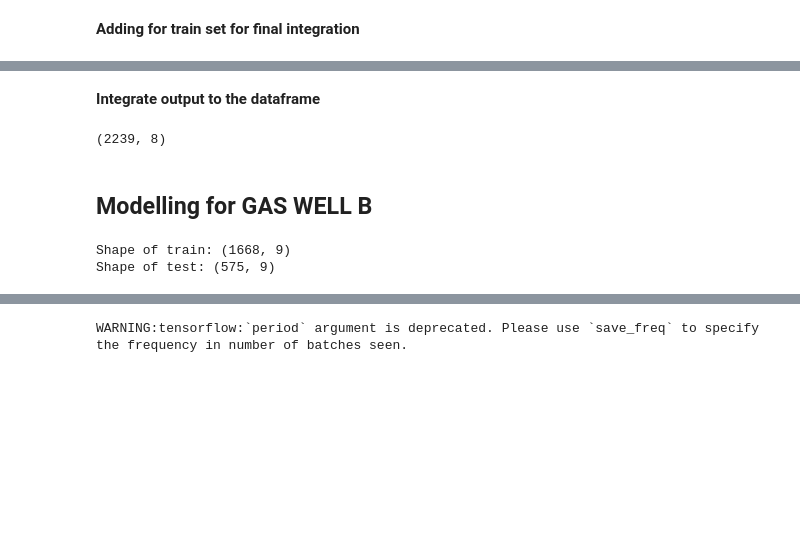
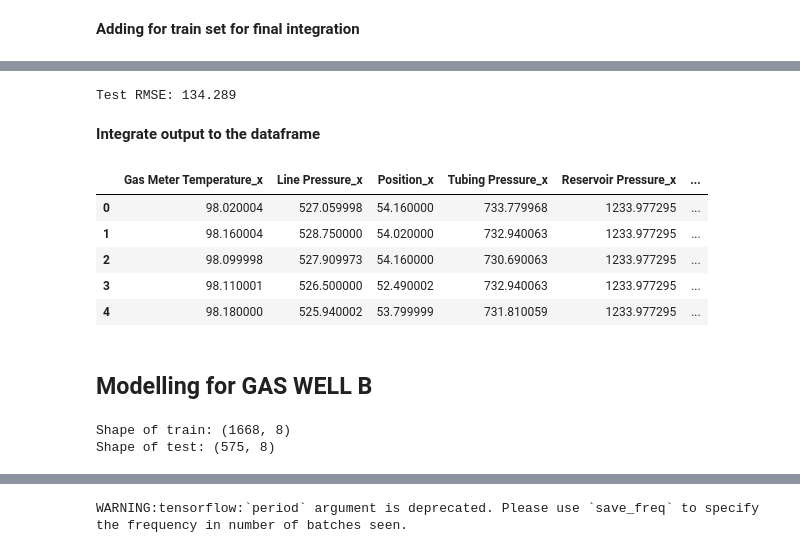
Before and after one commit to MonuSingh16/assessment-takehome, a Jupyter notebook: takehome-sotaog/notebooks/GRU-multivariate-forecasting-sotaog.ipynb, the cells around one changed output, grey strips where cells are left out. Cells and saved outputs as stored; diff of their text form; code cells hidden in the pictures; blank space fills up the shorter version.

```diff
--- a/takehome-sotaog/notebooks/GRU-multivariate-forecasting-sotaog.ipynb
+++ b/takehome-sotaog/notebooks/GRU-multivariate-forecasting-sotaog.ipynb
@@ -121,7 +121,7 @@ print('Shape of train:', df_train_A.shape)
 print('Shape of test:', df_val_A.shape)
 
 # Reset the indices of the validation set. Now, indxe number will start from 0, rather 1668 onwards.
-#df_val_A.reset_index(drop=True, inplace=True)
+df_val_A.reset_index(drop=True, inplace=True)
 # %% [output]
 Shape of train: (1668, 8)
 Shape of test: (575, 8)
@@ -270,12 +270,12 @@ r2 = r2_score(actual_gas_flow_x[:, -1], pred_gas_flow_x[:, -1])
 print('R-squared on validation set of the original gas flow meter rate:', r2)
 
 
-df_val_A = pd.DataFrame(actual_gas_flow_x, columns=['Gas Meter Temperature_x', 'Line Pressure_x', 'Position_x',
+df_valid_A = pd.DataFrame(actual_gas_flow_x, columns=['Gas Meter Temperature_x', 'Line Pressure_x', 'Position_x',
        'Tubing Pressure_x', 'Reservoir Pressure_x', 'Junction pressure',
        'Gas Meter Flow Rate_x'])
 
-df_val_A['pred_gas_flow_x'] = pd.Series(pred_gas_flow_x[:, -1])
-
+df_valid_A['pred_gas_flow_x'] = pd.Series(pred_gas_flow_x[:, -1])
+df_valid_A['date'] = pd.Series(df_val_A['date'])
 
 #Let's plot the first 200 actual and predicted values of gas flow rate
 plt.figure(figsize=(15, 5))
@@ -308,12 +317,12 @@ r2 = r2_score(actual_gas_flow_x[:, -1], pred_gas_flow_x[:, -1])
 print('R-squared on validation set of the original gas flow meter rate:', r2)
 
 
-df_train_A = pd.DataFrame(actual_gas_flow_x, columns=['Gas Meter Temperature_x', 'Line Pressure_x', 'Position_x',
+df_trained_A = pd.DataFrame(actual_gas_flow_x, columns=['Gas Meter Temperature_x', 'Line Pressure_x', 'Position_x',
        'Tubing Pressure_x', 'Reservoir Pressure_x', 'Junction pressure',
        'Gas Meter Flow Rate_x'])
 
-df_train_A['pred_gas_flow_x'] = pd.Series(pred_gas_flow_x[:, -1])
-
+df_trained_A['pred_gas_flow_x'] = pd.Series(pred_gas_flow_x[:, -1])
+df_trained_A['date'] = pd.Series(df_train_A['date'])
 
 #Let's plot the first 200 actual and predicted values of gas flow rate
 plt.figure(figsize=(15, 5))
@@ -328,13 +337,27 @@ plt.xlabel('Index')
 R-squared on validation set of the original gas flow meter rate: 0.9389313975139881
 Text(0.5, 0, 'Index')
 [figure]
+# %%
+# calculate RMSE
+import math
+from sklearn.metrics import mean_squared_error
+
+rmse = math.sqrt(mean_squared_error(actual_gas_flow_x[:, -1], pred_gas_flow_x[:, -1]))
+print('Test RMSE: %.3f' % rmse)
+# %% [output]
+Test RMSE: 134.289
 # %% [markdown]
 **Integrate output to the dataframe**
 # %%
-df_final_A = pd.concat([df_train_A, df_val_A])
-df_final_A.shape
+df_final_A = pd.concat([df_trained_A, df_valid_A])
+df_final_A.head()
 # %% [output]
-(2239, 8)
+|  | Gas Meter Temperature_x | Line Pressure_x | Position_x | Tubing Pressure_x | Reservoir Pressure_x | ... |
+| 0 | 98.020004 | 527.059998 | 54.160000 | 733.779968 | 1233.977295 | ... |
+| 1 | 98.160004 | 528.750000 | 54.020000 | 732.940063 | 1233.977295 | ... |
+| 2 | 98.099998 | 527.909973 | 54.160000 | 730.690063 | 1233.977295 | ... |
+| 3 | 98.110001 | 526.500000 | 52.490002 | 732.940063 | 1233.977295 | ... |
+| 4 | 98.180000 | 525.940002 | 53.799999 | 731.810059 | 1233.977295 | ... |
 # %% [markdown]
 ## Modelling for GAS WELL B
 # %%
@@ -351,8 +382,8 @@ Let's start by splitting the dataset into train and validation. The dataset's ti
 """
 split_date = '2023-04-07 00:07:00'
 
-df_train_B = gas_well_df_B.loc[gas_well_df_B['date']<split_date]
-df_val_B = gas_well_df_B.loc[gas_well_df_B['date']>=split_date]
+df_train_B = gas_well_df_scaled_B.loc[gas_well_df_scaled_B['date']<split_date]
+df_val_B = gas_well_df_scaled_B.loc[gas_well_df_scaled_B['date']>=split_date]
 
 print('Shape of train:', df_train_B.shape)
 print('Shape of test:', df_val_B.shape)
@@ -360,5 +391,5 @@ print('Shape of test:', df_val_B.shape)
 # Reset the indices of the validation set. Now, indxe number will start from 0, rather 1668 onwards.
 df_val_B.reset_index(drop=True, inplace=True)
 # %% [output]
-Shape of train: (1668, 9)
-Shape of test: (575, 9)
+Shape of train: (1668, 8)
+Shape of test: (575, 8)
```
Also changed, not shown: parts of 16 cells of this notebook, 17 other files.
